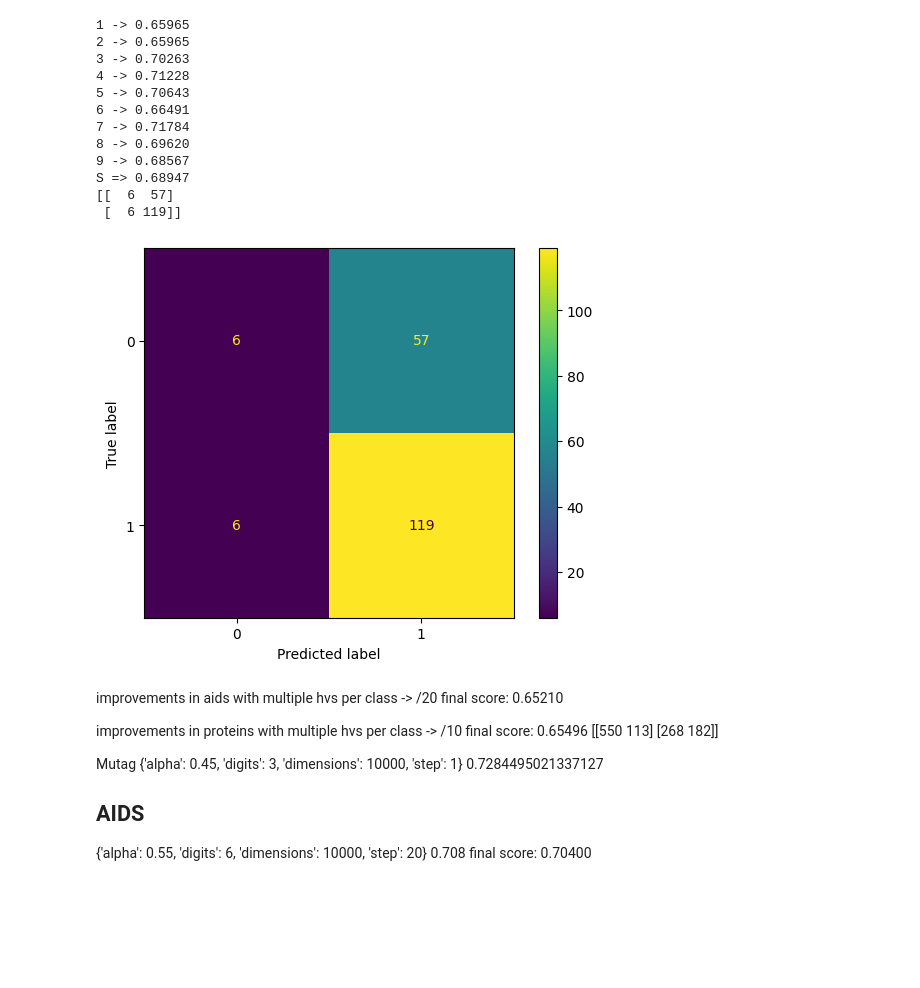
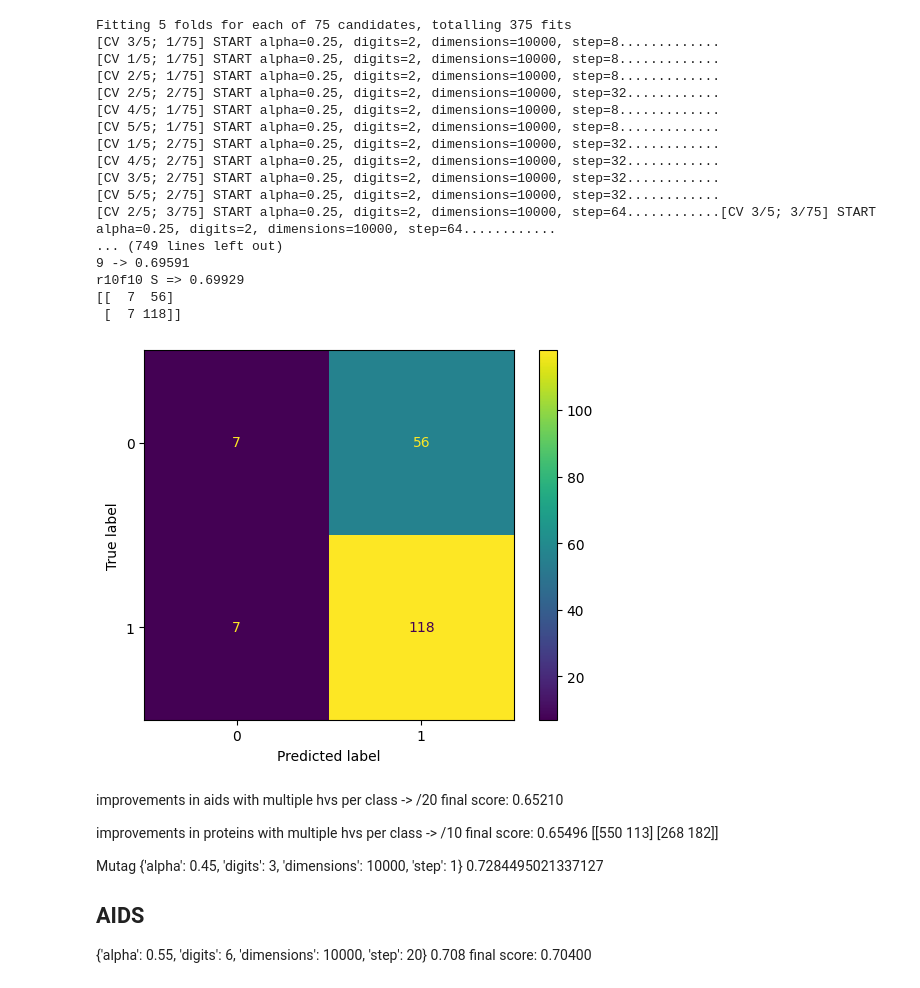
Before and after one commit to ignaciosica/hdc, a Jupyter notebook: papers/GraphHD.ipynb, the cells around one changed output. Saved outputs shown, nothing was run; the diff lists cells and outputs as text; code cells hidden in the pictures; blank space fills up the shorter version.

```diff
--- a/papers/GraphHD.ipynb
+++ b/papers/GraphHD.ipynb
@@ -131,3 +137,23 @@ def processDataset(dataset):
+# %%
+import sys
+import resource
+
+
+def memory_limit():
+    """Limit max memory usage to half."""
+    soft, hard = resource.getrlimit(resource.RLIMIT_AS)
+    # Convert KiB to bytes, and divide in two to half
+    resource.setrlimit(resource.RLIMIT_AS, (int(get_memory() * 1024 / 2), hard))
+
+
+def get_memory():
+    with open("/proc/meminfo", "r") as mem:
+        free_memory = 0
+        for i in mem:
+            sline = i.split()
+            if str(sline[0]) in ("MemFree:", "Buffers:", "Cached:"):
+                free_memory += int(sline[1])
+    return free_memory  # KiB
 # %%
 import matplotlib.pyplot as plt
 
@@ -142,8 +168,8 @@ DATASET = MUTAG["train"]
 # DATASET = AIDS["full"]
 DIMENSIONS = 10000
 DIGITS = 3
-ALPHA = 0.45
-STEP = 1
+ALPHA = 0.35
+STEP = 4
 
 
 def reps(clf, reps):
@@ -155,62 +181,68 @@ def reps(clf, reps):
         sum += scores.mean()
         print(i + 1, "->", "%.5f" % scores.mean())
 
-    print("S => %.5f" % (sum / reps))
+    print("r10f10 S => %.5f" % (sum / reps))
 
 
 def hpSearch():
     (graphs, labels) = processDataset(DATASET)
     distributions = dict(
-        dimensions=[1000, 2500, 10000],
+        dimensions=[10000],
         digits=[2, 3, 4, 5, 6],
-        alpha=[0.25, 0.35, 0.45, 0.55, 0.75],
-        step=[8, 32, 64, 124, 256, 512],
+        alpha=[0.25, 0.35, 0.45],
+        step=[8, 32, 64, 124, 256],
     )
-    # clf = GridSearchCV(GraphHD(), distributions, n_jobs=-1, verbose=1)
-    clf = RandomizedSearchCV(GraphHD(), distributions, n_jobs=-1, verbose=1)
+    clf = GridSearchCV(GraphHD(), distributions, n_jobs=-1, verbose=2)
+    # clf = RandomizedSearchCV(GraphHD(), distributions, n_jobs=-1, verbose=1)
     search = clf.fit(graphs, labels)
-    print(search.best_params_)
-    print(search.best_score_)
+    print("Search S => %.5f" % search.best_score_)
     return search.best_estimator_
 
 
 def confusionMatrix(clf):
     (graphs, labels) = processDataset(DATASET)
     y_pred = cross_val_predict(clf, graphs, labels, n_jobs=-1)
     conf_mat = confusion_matrix(labels, y_pred)
     accuracy = accuracy_score(y_pred, labels)
     disp = ConfusionMatrixDisplay(confusion_matrix=conf_mat, display_labels=[0, 1])
     disp.plot()
     print(conf_mat)
     plt.show()
 
 
 def main():
-    # clf = hpSearch()
-    clf = GraphHD(DIMENSIONS, DIGITS, ALPHA, STEP)
+    memory_limit()
+    clf = hpSearch()
+    # clf = GraphHD(DIMENSIONS, DIGITS, ALPHA, STEP)
+    print(clf.get_params())
     reps(clf, 9)
     confusionMatrix(clf)
 
 
 main()
 
 # reps(GraphHD(DIMENSIONS, DIGITS, ALPHA, STEP), 3)
 # gridSearch()
 # confusionMatrix(GraphHD(DIMENSIONS, DIGITS, ALPHA, STEP))
 # %% [output]
-1 -> 0.65965
-2 -> 0.65965
-3 -> 0.70263
-4 -> 0.71228
-5 -> 0.70643
-6 -> 0.66491
-7 -> 0.71784
-8 -> 0.69620
-9 -> 0.68567
-S => 0.68947
-[[  6  57]
- [  6 119]]
+Fitting 5 folds for each of 75 candidates, totalling 375 fits
+[CV 3/5; 1/75] START alpha=0.25, digits=2, dimensions=10000, step=8.............
+[CV 1/5; 1/75] START alpha=0.25, digits=2, dimensions=10000, step=8.............
+[CV 2/5; 1/75] START alpha=0.25, digits=2, dimensions=10000, step=8.............
+[CV 2/5; 2/75] START alpha=0.25, digits=2, dimensions=10000, step=32............
+[CV 4/5; 1/75] START alpha=0.25, digits=2, dimensions=10000, step=8.............
+[CV 5/5; 1/75] START alpha=0.25, digits=2, dimensions=10000, step=8.............
+[CV 1/5; 2/75] START alpha=0.25, digits=2, dimensions=10000, step=32............
+[CV 4/5; 2/75] START alpha=0.25, digits=2, dimensions=10000, step=32............
+[CV 3/5; 2/75] START alpha=0.25, digits=2, dimensions=10000, step=32............
+[CV 5/5; 2/75] START alpha=0.25, digits=2, dimensions=10000, step=32............
+[CV 2/5; 3/75] START alpha=0.25, digits=2, dimensions=10000, step=64............[CV 3/5; 3/75] START alpha=0.25, digits=2, dimensions=10000, step=64............
+... (749 lines left out)
+9 -> 0.69591
+r10f10 S => 0.69929
+[[  7  56]
+ [  7 118]]
-[figure, old version]
+[figure, new version]
 # %% [markdown]
 improvements in aids with multiple hvs per class -> /20
 final score: 0.65210
```
Also changed, not shown: parts of 3 cells of this notebook.
